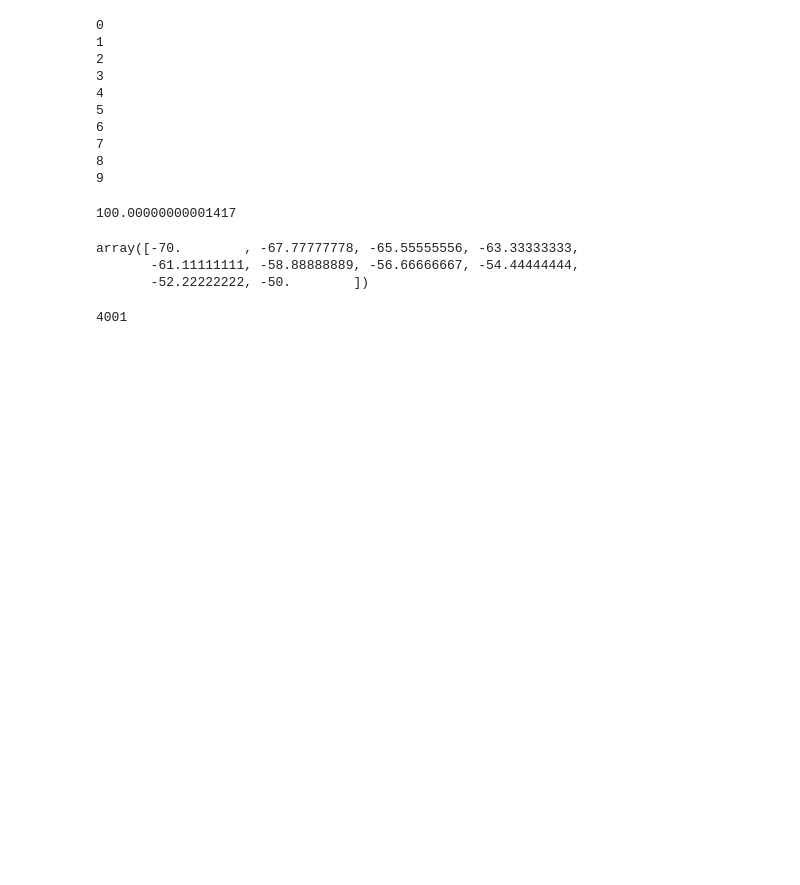
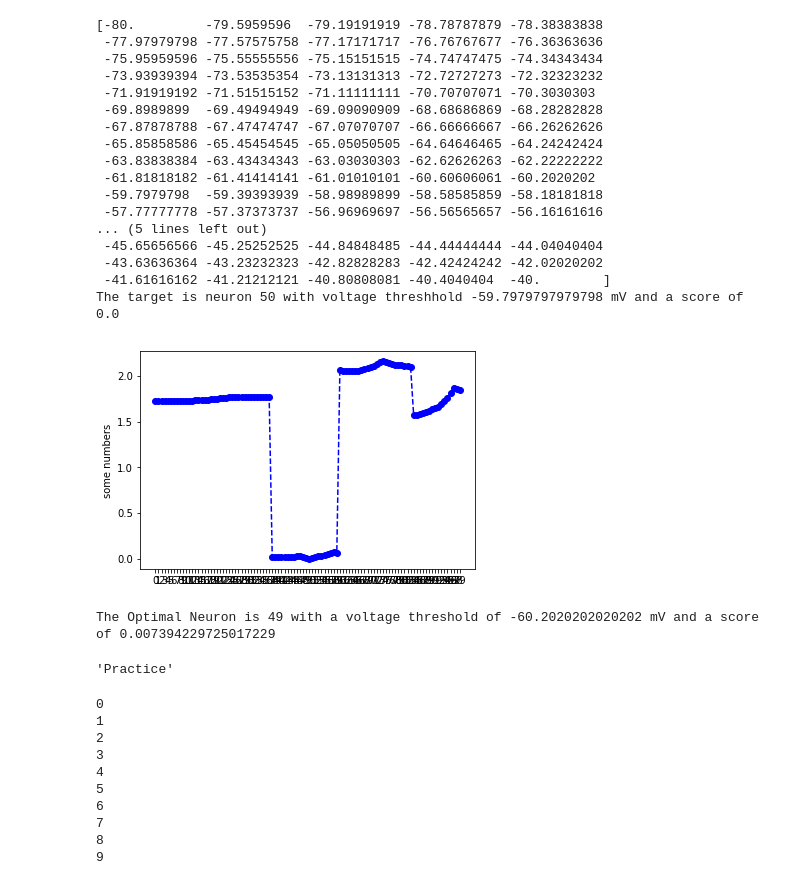
Before and after one commit to xhenes/optimality, a Jupyter notebook: AC-LIF.ipynb, the cells around one changed output. Drawn from its saved outputs; the diff is of its cells as text; code cells hidden in the pictures; blank space fills up the shorter version.

```diff
--- a/AC-LIF.ipynb
+++ b/AC-LIF.ipynb
@@ -27,5 +121,62 @@ from operator import add
+# %%
+a = -80
+#a is start of linspace for voltage threshhold of the cell
+b = -40
+#b is the end of the linspace
+c = 100
+#c is the number of steps
+d = 20
+#d is the start time for the source current
+e = 90
+#e is the end time for the current
+f = -5
+#f is the amplitude of the current
+g = .05
+#g is the the offset
+h = 15
+#h is the frequency
+i = 180
+#i is the phase
+#d-i would come as the followingL
+#start = 20.0, stop = 80.0, amplitude = -10, offset = 0.1, frequency = 10, phase = 180.0
+j = 100.0
+#j is the total run time for the model
+k = 50
+#k is the target column of the voltage outputs given by the model
+l = 50.0
+#l is the penalty value (hertz) for victor_purpura_dist function (distance function)
+m = 10.0
+#m is the penalty value (time) for van_rossum_dist function (distance function)
+
+aa = [(a, b, c, d, e, f, g, h, i, j, k, l, m)]
+isinstance(aa, list)
+bb = np.asarray(aa)
+optimize(*bb)
+# %% [output]
+[-80.         -79.5959596  -79.19191919 -78.78787879 -78.38383838
+ -77.97979798 -77.57575758 -77.17171717 -76.76767677 -76.36363636
+ -75.95959596 -75.55555556 -75.15151515 -74.74747475 -74.34343434
+ -73.93939394 -73.53535354 -73.13131313 -72.72727273 -72.32323232
+ -71.91919192 -71.51515152 -71.11111111 -70.70707071 -70.3030303
+ -69.8989899  -69.49494949 -69.09090909 -68.68686869 -68.28282828
+ -67.87878788 -67.47474747 -67.07070707 -66.66666667 -66.26262626
+ -65.85858586 -65.45454545 -65.05050505 -64.64646465 -64.24242424
+ -63.83838384 -63.43434343 -63.03030303 -62.62626263 -62.22222222
+ -61.81818182 -61.41414141 -61.01010101 -60.60606061 -60.2020202
+ -59.7979798  -59.39393939 -58.98989899 -58.58585859 -58.18181818
+ -57.77777778 -57.37373737 -56.96969697 -56.56565657 -56.16161616
+... (5 lines left out)
+ -45.65656566 -45.25252525 -44.84848485 -44.44444444 -44.04040404
+ -43.63636364 -43.23232323 -42.82828283 -42.42424242 -42.02020202
+ -41.61616162 -41.21212121 -40.80808081 -40.4040404  -40.        ]
+The target is neuron 50 with voltage threshhold -59.7979797979798 mV and a score of 0.0
+[figure, added]
+The Optimal Neuron is 49 with a voltage threshold of -60.2020202020202 mV and a score of 0.007394229725017229
+# %%
+"Practice"
+# %% [output]
+'Practice'
 # %%
-#amps = linspace(-10, 10, 10)
 thresh = linspace(-70, -50, 10)
 cell = neuron.Population(10, neuron.IF_curr_exp(v_thresh = -50, tau_refrac = 5.0, tau_m = 10.0))
 for cell_id in arange(0,10,1):
@@ -38,6 +189,7 @@ for cell_id in arange(0,10,1):
     cell[cell_id].inject(pulse)
 cell.record('v')
 neuron.run(100.0)
+vm = cell.get_data().segments[0].filter(name = "v")[0]
 # %% [output]
 0
 1
@@ -49,15 +201,3 @@ neuron.run(100.0)
 7
 8
 9
-100.00000000001417
-# %%
-cell.get('v_thresh')
-# %% [output]
-array([-70.        , -67.77777778, -65.55555556, -63.33333333,
-       -61.11111111, -58.88888889, -56.66666667, -54.44444444,
-       -52.22222222, -50.        ])
-# %%
-vm = cell.get_data().segments[0].filter(name = "v")[0]
-print(len(vm))
-# %% [output]
-4001
```
Also changed, not shown: parts of 20 cells of this notebook.
